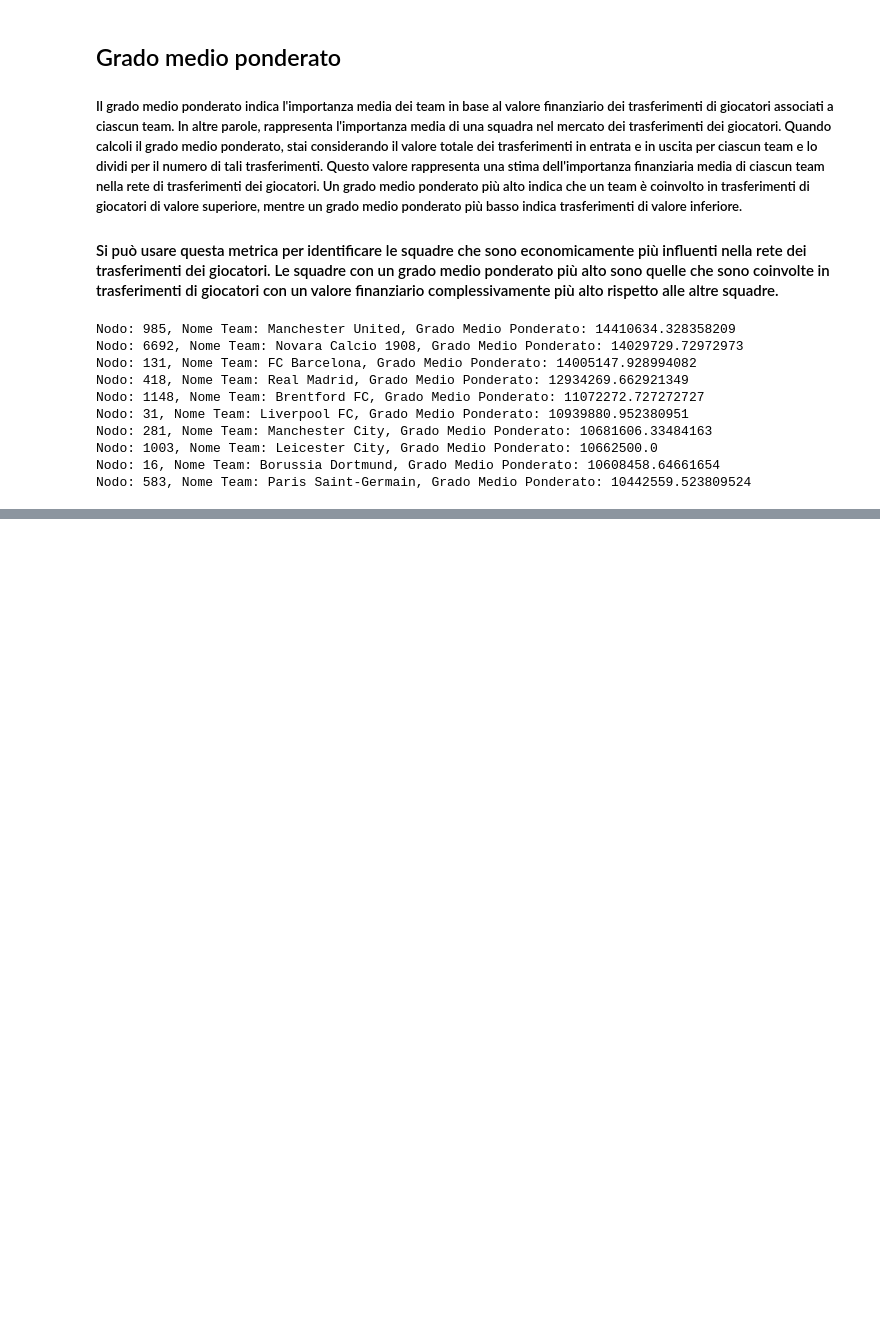
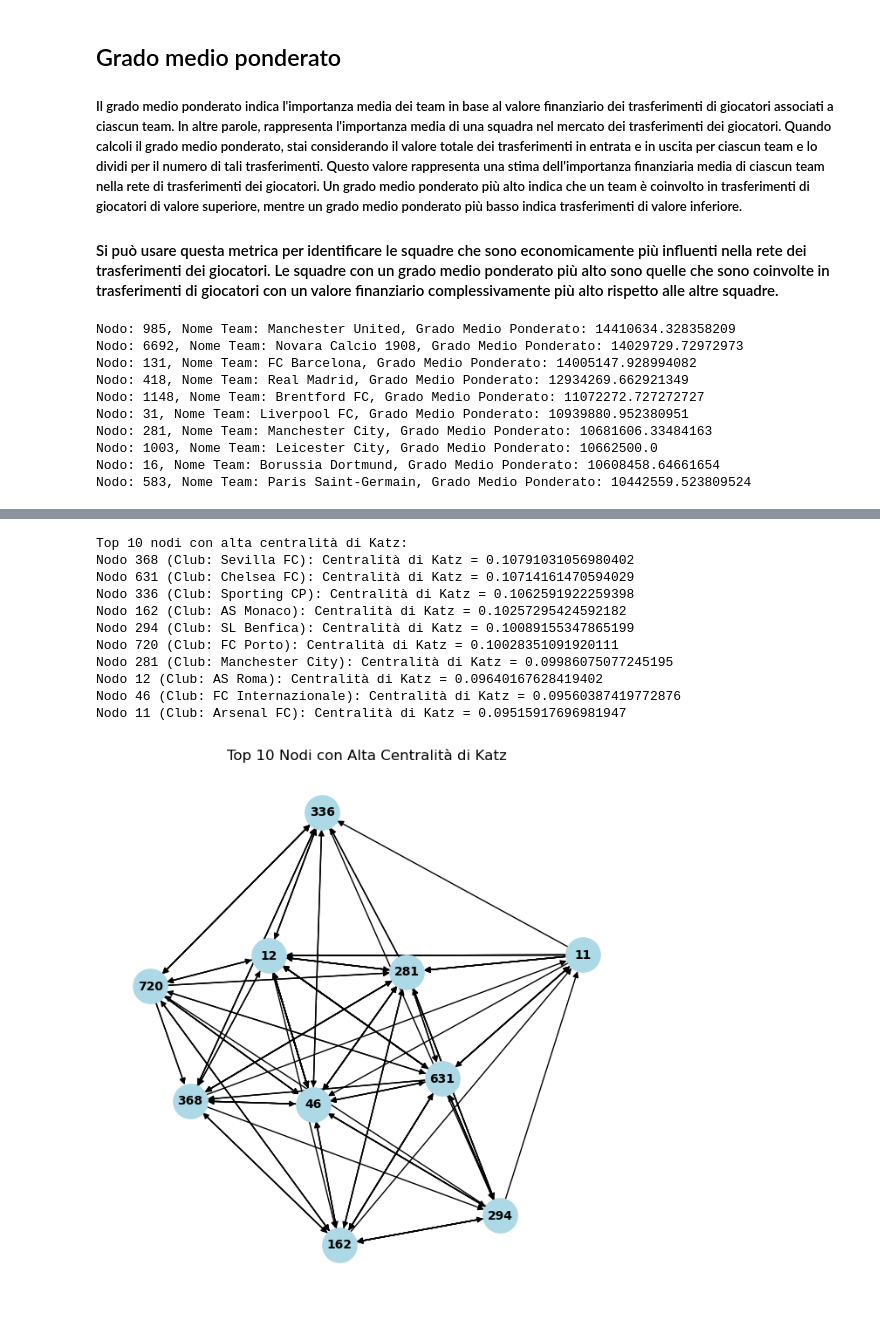
Before and after one commit to AleTouch98/SNA_Project, a Jupyter notebook: lettura_dataset.ipynb, the cells around one changed output, grey strips where cells are left out. Cells and saved outputs as stored; diff of their text form; code cells hidden in the pictures; blank space fills up the shorter version.

```diff
--- a/lettura_dataset.ipynb
+++ b/lettura_dataset.ipynb
@@ -526,0 +668,45 @@ Nodo: 583, Nome Team: Paris Saint-Germain, Grado Medio Ponderato: 10442559.52380
+# %%
+# Converti il multigrafo in un grafo standard
+net_standard = nx.Graph(net)
+
+# Definisci il parametro di attenuazione alpha (deve essere inferiore all'inverso del massimo autovalore della matrice di adiacenza)
+alpha = 0.01  # Puoi regolare questo valore in base alle tue esigenze.
+
+# Calcola la centralità di Katz
+katz_centrality = nx.katz_centrality(net_standard, alpha=alpha)
+
+# Ordina i nodi in base alla centralità di Katz in ordine decrescente
+sorted_nodes = sorted(katz_centrality.items(), key=lambda x: x[1], reverse=True)
+
+# Seleziona i primi 10 nodi con la centralità più alta
+top_10_nodes = sorted_nodes[:10]
+
+# Crea un nuovo sottografo contenente solo i primi 10 nodi
+top_10_subgraph = net.subgraph([node for node, _ in top_10_nodes])
+
+# Stampa le informazioni dei primi 10 nodi
+print("Top 10 nodi con alta centralità di Katz:")
+for node, centrality in top_10_nodes:
+    club_name = top_10_subgraph.nodes[node].get("name", "Nome sconosciuto")
+    print(f"Nodo {node} (Club: {club_name}): Centralità di Katz = {centrality}")
+
+# Disegna e mostra il sottografo dei top 10 nodi
+plt.figure(figsize=(6, 6))  # Dimensioni del grafico
+pos = nx.spring_layout(top_10_subgraph, seed=42)  # Layout per la disposizione dei nodi
+nx.draw(top_10_subgraph, pos, with_labels=True, node_size=800, node_color="lightblue", font_size=10, font_color="black", font_weight="bold")
+plt.title("Top 10 Nodi con Alta Centralità di Katz")
+plt.axis("off")
+plt.show()
+# %% [output]
+Top 10 nodi con alta centralità di Katz:
+Nodo 368 (Club: Sevilla FC): Centralità di Katz = 0.10791031056980402
+Nodo 631 (Club: Chelsea FC): Centralità di Katz = 0.10714161470594029
+Nodo 336 (Club: Sporting CP): Centralità di Katz = 0.1062591922259398
+Nodo 162 (Club: AS Monaco): Centralità di Katz = 0.10257295424592182
+Nodo 294 (Club: SL Benfica): Centralità di Katz = 0.10089155347865199
+Nodo 720 (Club: FC Porto): Centralità di Katz = 0.10028351091920111
+Nodo 281 (Club: Manchester City): Centralità di Katz = 0.09986075077245195
+Nodo 12 (Club: AS Roma): Centralità di Katz = 0.09640167628419402
+Nodo 46 (Club: FC Internazionale): Centralità di Katz = 0.09560387419772876
+Nodo 11 (Club: Arsenal FC): Centralità di Katz = 0.09515917696981947
+[figure, added]
```
Also changed, not shown: parts of 11 cells of this notebook.
